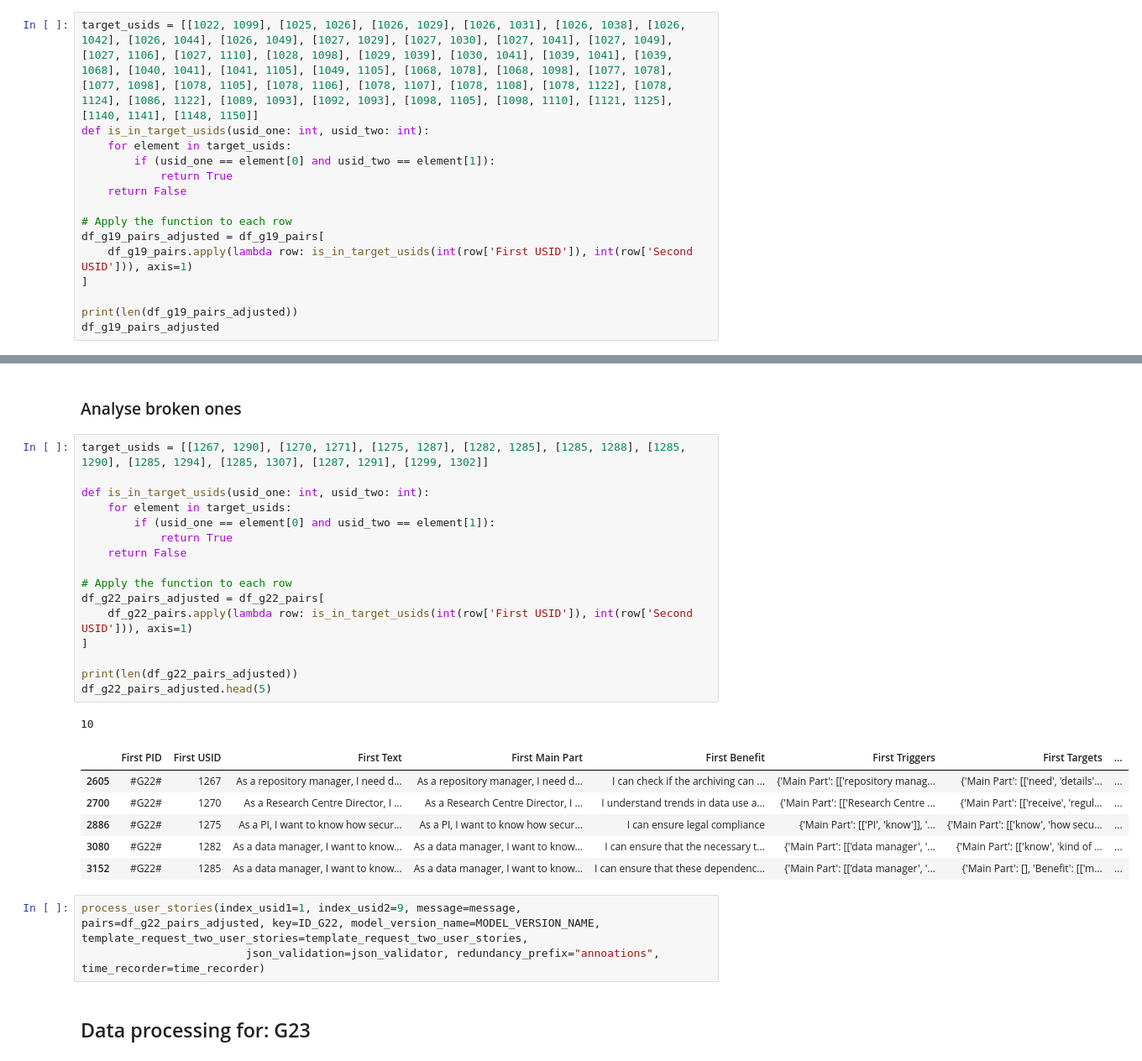
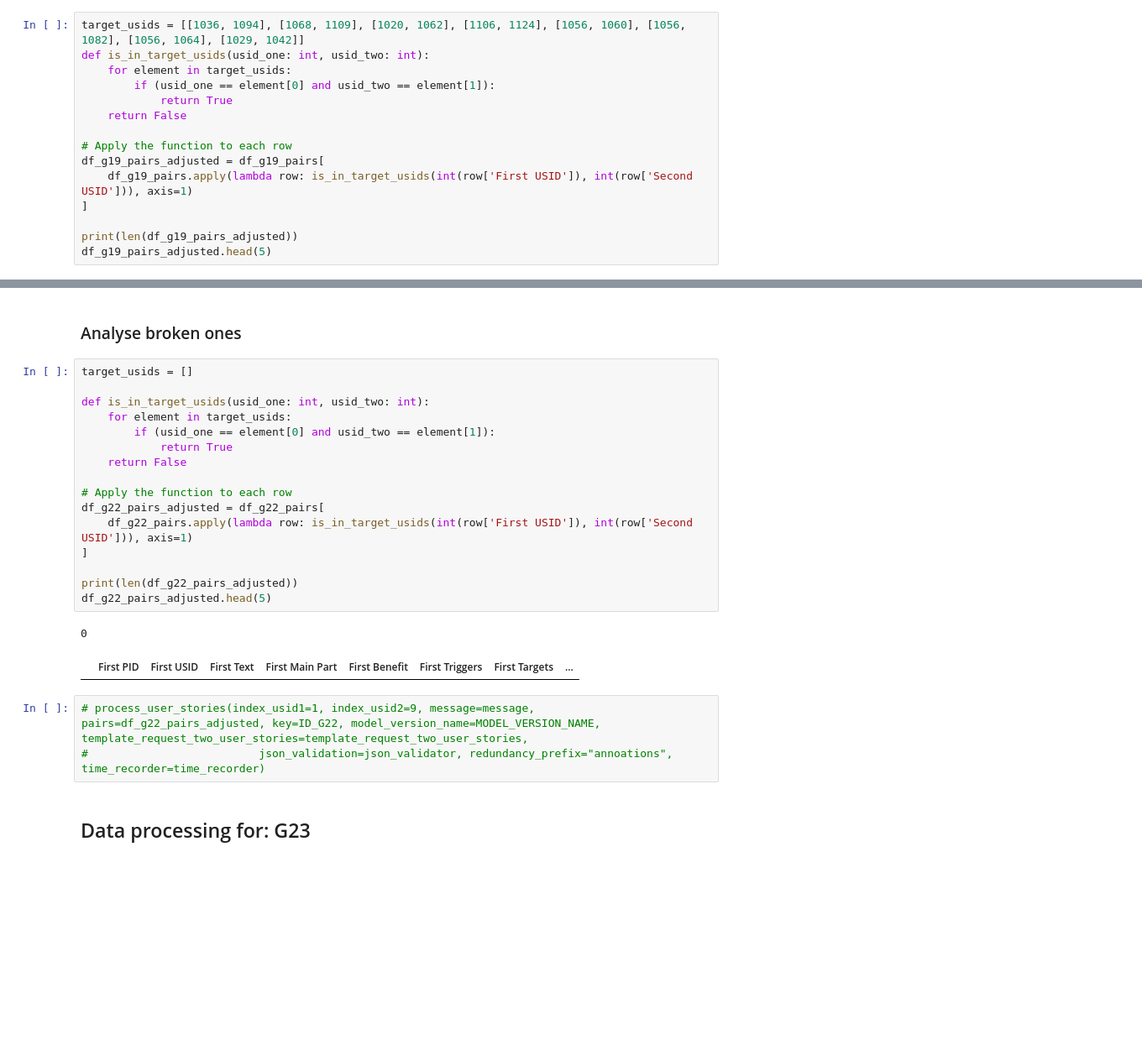
Before and after one commit to SoftwareStackLukas/LLMbasedRedundancyAnalysis, a Jupyter notebook: src/redundant_us_with_annotations_analyse.ipynb, the cells around one changed output, grey strips where cells are left out. Shown: that part at 84% size. Drawn from its saved outputs; the diff is of its cells as text; blank space fills up the shorter version.

```diff
--- a/src/redundant_us_with_annotations_analyse.ipynb
+++ b/src/redundant_us_with_annotations_analyse.ipynb
@@ -791,7 +791,7 @@ len(df_g19_pairs)
 #     process_user_stories(index_usid1=1, index_usid2=9, message=message, pairs=df_g19_pairs, key=ID_G19, model_version_name=MODEL_VERSION_NAME, template_request_two_user_stories=template_request_two_user_stories,
 #                          json_validation=json_validator, redundancy_prefix="annoations", time_recorder=time_recorder)
 # %%
-target_usids = [[1022, 1099], [1025, 1026], [1026, 1029], [1026, 1031], [1026, 1038], [1026, 1042], [1026, 1044], [1026, 1049], [1027, 1029], [1027, 1030], [1027, 1041], [1027, 1049], [1027, 1106], [1027, 1110], [1028, 1098], [1029, 1039], [1030, 1041], [1039, 1041], [1039, 1068], [1040, 1041], [1041, 1105], [1049, 1105], [1068, 1078], [1068, 1098], [1077, 1078], [1077, 1098], [1078, 1105], [1078, 1106], [1078, 1107], [1078, 1108], [1078, 1122], [1078, 1124], [1086, 1122], [1089, 1093], [1092, 1093], [1098, 1105], [1098, 1110], [1121, 1125], [1140, 1141], [1148, 1150]]
+target_usids = [[1036, 1094], [1068, 1109], [1020, 1062], [1106, 1124], [1056, 1060], [1056, 1082], [1056, 1064], [1029, 1042]]
 def is_in_target_usids(usid_one: int, usid_two: int):
     for element in target_usids:
         if (usid_one == element[0] and usid_two == element[1]):
@@ -804,5 +804,5 @@ df_g19_pairs_adjusted = df_g19_pairs[
 ]
 
 print(len(df_g19_pairs_adjusted))
-df_g19_pairs_adjusted
+df_g19_pairs_adjusted.head(5)
 # %% [output]
@@ -936,32 +925,27 @@ len(df_g22_pairs)
 # %% [markdown]
 ### Analyse broken ones
 # %%
-target_usids = [[1267, 1290], [1270, 1271], [1275, 1287], [1282, 1285], [1285, 1288], [1285, 1290], [1285, 1294], [1285, 1307], [1287, 1291], [1299, 1302]]
+target_usids = []
 
 def is_in_target_usids(usid_one: int, usid_two: int):
     for element in target_usids:
         if (usid_one == element[0] and usid_two == element[1]):
             return True
     return False
 
 # Apply the function to each row
 df_g22_pairs_adjusted = df_g22_pairs[
     df_g22_pairs.apply(lambda row: is_in_target_usids(int(row['First USID']), int(row['Second USID'])), axis=1)
 ]
 
 print(len(df_g22_pairs_adjusted))
 df_g22_pairs_adjusted.head(5)
 # %% [output]
-10
+0
 |  | First PID | First USID | First Text | First Main Part | First Benefit | First Triggers | First Targets | ... |
-| 2605 | #G22# | 1267 | As a repository manager, I need d... | As a repository manager, I need d... | I can check if the archiving can ... | {'Main Part': [['repository manag... | {'Main Part': [['need', 'details'... | ... |
-| 2700 | #G22# | 1270 | As a Research Centre Director, I ... | As a Research Centre Director, I ... | I understand trends in data use a... | {'Main Part': [['Research Centre ... | {'Main Part': [['receive', 'regul... | ... |
-| 2886 | #G22# | 1275 | As a PI, I want to know how secur... | As a PI, I want to know how secur... | I can ensure legal compliance | {'Main Part': [['PI', 'know']], '... | {'Main Part': [['know', 'how secu... | ... |
-| 3080 | #G22# | 1282 | As a data manager, I want to know... | As a data manager, I want to know... | I can ensure that the necessary t... | {'Main Part': [['data manager', '... | {'Main Part': [['know', 'kind of ... | ... |
-| 3152 | #G22# | 1285 | As a data manager, I want to know... | As a data manager, I want to know... | I can ensure that these dependenc... | {'Main Part': [['data manager', '... | {'Main Part': [], 'Benefit': [['m... | ... |
 # %%
-process_user_stories(index_usid1=1, index_usid2=9, message=message, pairs=df_g22_pairs_adjusted, key=ID_G22, model_version_name=MODEL_VERSION_NAME, template_request_two_user_stories=template_request_two_user_stories,
-                         json_validation=json_validator, redundancy_prefix="annoations", time_recorder=time_recorder)
+# process_user_stories(index_usid1=1, index_usid2=9, message=message, pairs=df_g22_pairs_adjusted, key=ID_G22, model_version_name=MODEL_VERSION_NAME, template_request_two_user_stories=template_request_two_user_stories,
+#                          json_validation=json_validator, redundancy_prefix="annoations", time_recorder=time_recorder)
 # %% [markdown]
 ## Data processing for: G23
 # %%
```
Also changed, not shown: parts of 3 cells of this notebook, 5 other files.
